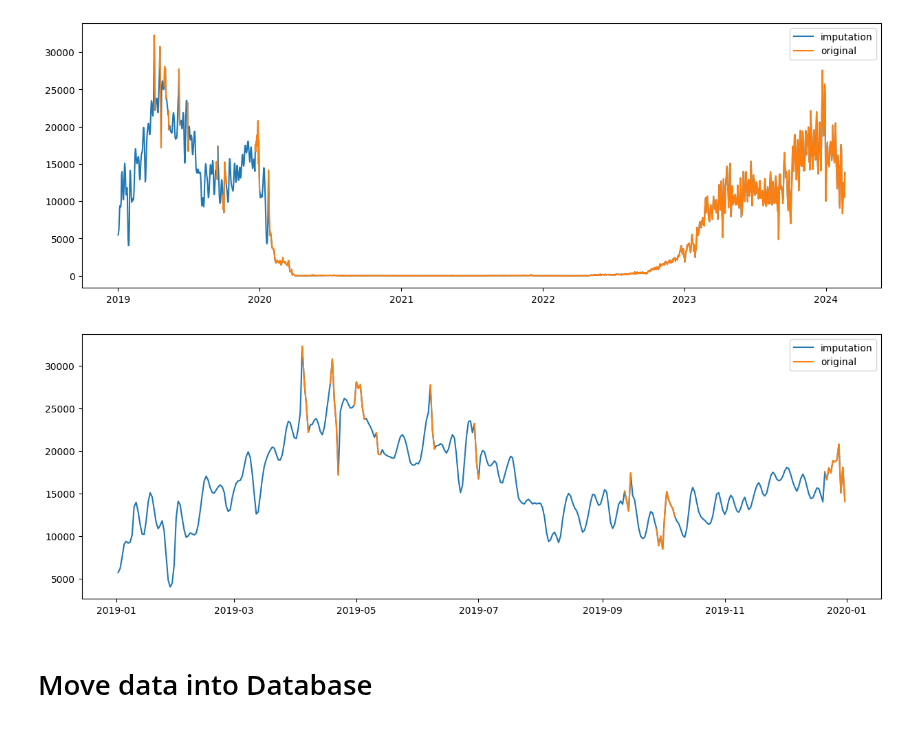
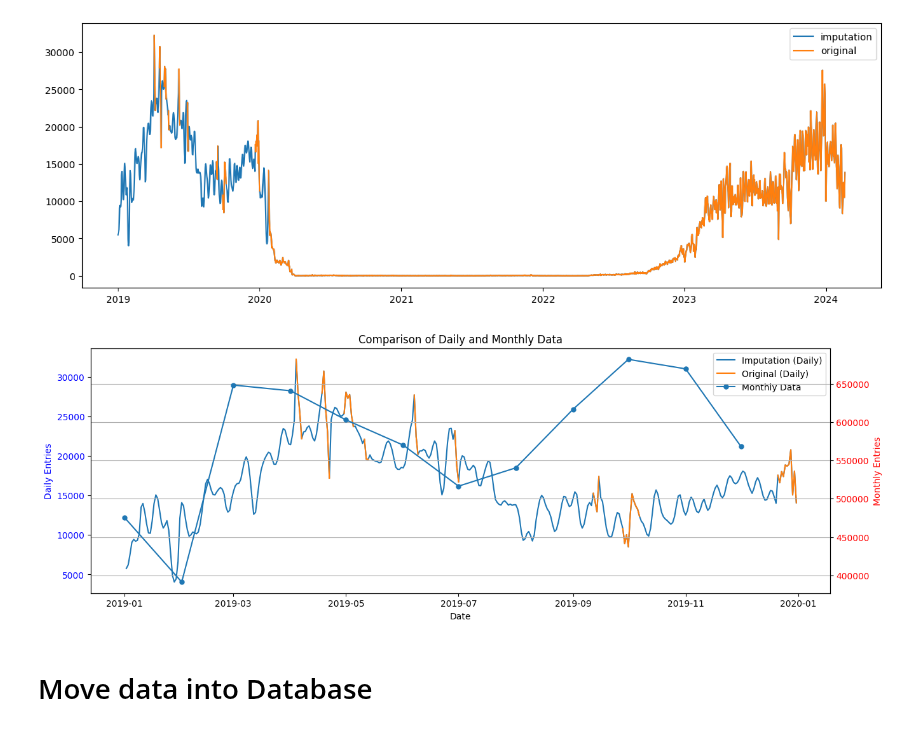
Before and after one commit to jiadol/Travel_Ml, a Jupyter notebook: notebooks/03_Imputation.ipynb, the cells around one changed output. Drawn from its saved outputs; the diff is of its cells as text; code cells hidden in the pictures.

```diff
--- a/notebooks/03_Imputation.ipynb
+++ b/notebooks/03_Imputation.ipynb
@@ -10,13 +10,13 @@ engine = create_engine(database_url)
 
 # define hyper paras
 use_standard_scaler = True
-mode = 'train'
+mode = 'predict'
 model_name = 'transformer'  # transformer,saits
 save_imputed_data = False
 device = torch.device("cuda:0" if torch.cuda.is_available() else "mps" if torch.backends.mps.is_available() else "cpu")
 version = 'v1.0'
 saved_model = {
-    "transformer": f"Transformer_hk_customs_daily_imputed_{version}.pkl"
+    "transformer": f"transformer_hk_imputation_{version}.pypots"
 }
 num_features = 1
 # %%
@@ -199,21 +199,46 @@ plt.legend()
 plt.show()
 # %% [output]
 [figure]
-# %%
-start_date = '2019-01-01'
-end_date = '2020-01-01'
-imputation_val_1 = imputation_val[(imputation_val.index > start_date) & (imputation_val.index < end_date)]
-original_val_1 = df_reindex[(df_reindex.index > start_date) & (df_reindex.index < end_date)]
-
-plt.figure(figsize=(15, 5))
-plt.plot(imputation_val_1.index, imputation_val_1['global_airport_entry'], label='imputation')
-plt.plot(original_val_1.index, original_val_1['global_airport_entry'], label='original')
-plt.legend()
-plt.show()
-
-# perfect result
-# %% [output]
-[figure, removed]
+# %%
+import matplotlib.pyplot as plt
+
+# 日度数据的筛选
+start_date = '2019-01-01'
+end_date = '2020-01-01'
+imputation_val_1 = imputation_val[(imputation_val.index > start_date) & (imputation_val.index < end_date)]
+original_val_1 = df_reindex[(df_reindex.index > start_date) & (df_reindex.index < end_date)]
+
+# 月度数据的查询和加载
+query = f"SELECT date, global_entry FROM sh_visitors where date>='{start_date}' and date<='{end_date}'"
+sh_df = pd.read_sql_query(query, engine, index_col='date', parse_dates=['date'])
+
+# 创建图表
+fig, ax1 = plt.subplots(figsize=(15, 5))
+
+# 绘制日度数据
+ax1.plot(imputation_val_1.index, imputation_val_1['global_airport_entry'], label='Imputation (Daily)')
+ax1.plot(original_val_1.index, original_val_1['global_airport_entry'], label='Original (Daily)')
+ax1.set_xlabel('Date')
+ax1.set_ylabel('Daily Entries', color='blue')
+ax1.tick_params(axis='y', labelcolor='blue')
+
+# 创建第二个y轴
+ax2 = ax1.twinx()
+ax2.plot(sh_df.index, sh_df['global_entry'], label='Monthly Data', linestyle='-', marker='o', markersize=5)
+ax2.set_ylabel('Monthly Entries', color='red')
+ax2.tick_params(axis='y', labelcolor='red')
+
+# 图例
+lines, labels = ax1.get_legend_handles_labels()
+lines2, labels2 = ax2.get_legend_handles_labels()
+ax1.legend(lines + lines2, labels + labels2)
+
+# 显示图表
+plt.title('Comparison of Daily and Monthly Data')
+plt.grid(True)
+plt.show()
+# %% [output]
+[figure, added]
 # %% [markdown]
 # Move data into Database
 # %%
```
Also changed, not shown: parts of 2 cells of this notebook.
